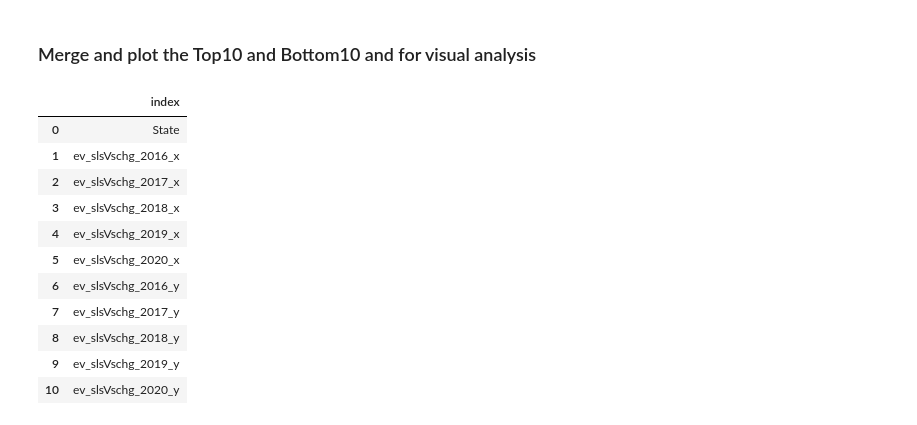
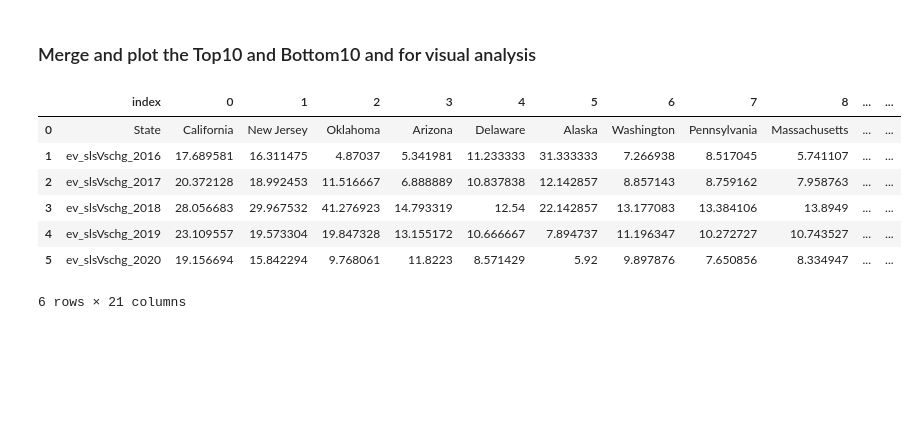
Before and after one commit to xnotynot/project1-evdata, a Jupyter notebook: Notebook/ev_sales_charge_infra_relation.ipynb, the cells around one changed output. Drawn from its saved outputs; the diff is of its cells as text; code cells hidden in the pictures; blank space fills up the shorter version.

```diff
--- a/Notebook/ev_sales_charge_infra_relation.ipynb
+++ b/Notebook/ev_sales_charge_infra_relation.ipynb
@@ -243,19 +244,16 @@ ev_slsVschg_bot10
 # %% [markdown]
 ### Merge and plot the Top10 and Bottom10 and for visual analysis
 # %%
-ev_TBslsVschg_plot =  pd.merge(ev_slsVschg_top10, ev_slsVschg_bot10, on=["State"])
+ev_TBslsVschg_plot =  ev_slsVschg_top10
+ev_TBslsVschg_plot = ev_TBslsVschg_plot.append(ev_slsVschg_bot10, ignore_index=True)
 ev_TBslsVschg_plot = ev_TBslsVschg_plot.transpose().reset_index()
 ev_TBslsVschg_plot
 # %% [output]
-|  | index |
-| 0 | State |
-| 1 | ev_slsVschg_2016_x |
-| 2 | ev_slsVschg_2017_x |
-| 3 | ev_slsVschg_2018_x |
-| 4 | ev_slsVschg_2019_x |
-| 5 | ev_slsVschg_2020_x |
-| 6 | ev_slsVschg_2016_y |
-| 7 | ev_slsVschg_2017_y |
-| 8 | ev_slsVschg_2018_y |
-| 9 | ev_slsVschg_2019_y |
-| 10 | ev_slsVschg_2020_y |
+|  | index | 0 | 1 | 2 | 3 | 4 | 5 | 6 | 7 | 8 | ... | ... |
+| 0 | State | California | New Jersey | Oklahoma | Arizona | Delaware | Alaska | Washington | Pennsylvania | Massachusetts | ... | ... |
+| 1 | ev_slsVschg_2016 | 17.689581 | 16.311475 | 4.87037 | 5.341981 | 11.233333 | 31.333333 | 7.266938 | 8.517045 | 5.741107 | ... | ... |
+| 2 | ev_slsVschg_2017 | 20.372128 | 18.992453 | 11.516667 | 6.888889 | 10.837838 | 12.142857 | 8.857143 | 8.759162 | 7.958763 | ... | ... |
+| 3 | ev_slsVschg_2018 | 28.056683 | 29.967532 | 41.276923 | 14.793319 | 12.54 | 22.142857 | 13.177083 | 13.384106 | 13.8949 | ... | ... |
+| 4 | ev_slsVschg_2019 | 23.109557 | 19.573304 | 19.847328 | 13.155172 | 10.666667 | 7.894737 | 11.196347 | 10.272727 | 10.743527 | ... | ... |
+| 5 | ev_slsVschg_2020 | 19.156694 | 15.842294 | 9.768061 | 11.8223 | 8.571429 | 5.92 | 9.897876 | 7.650856 | 8.334947 | ... | ... |
+6 rows × 21 columns
```
Also changed, not shown: parts of 3 cells of this notebook.
